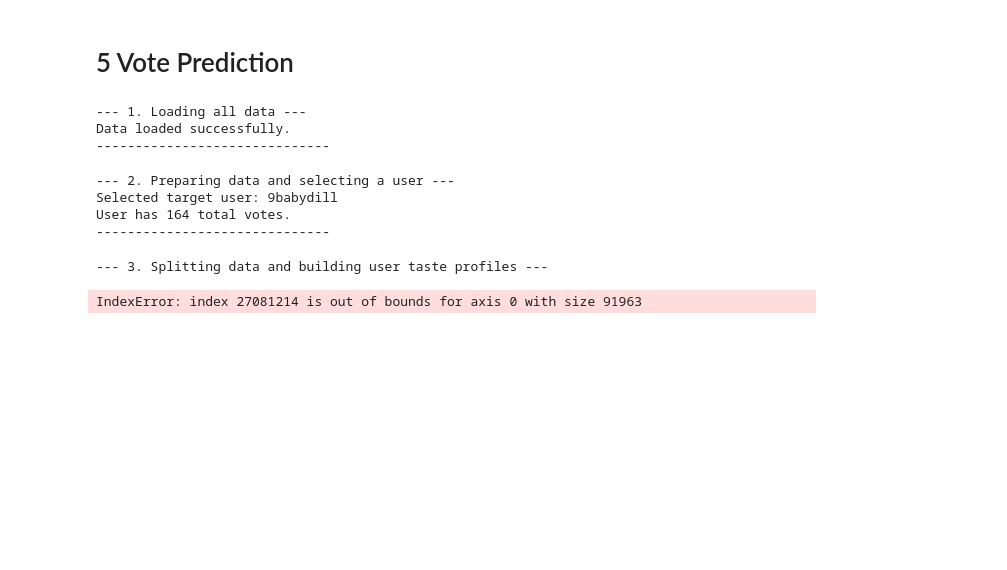
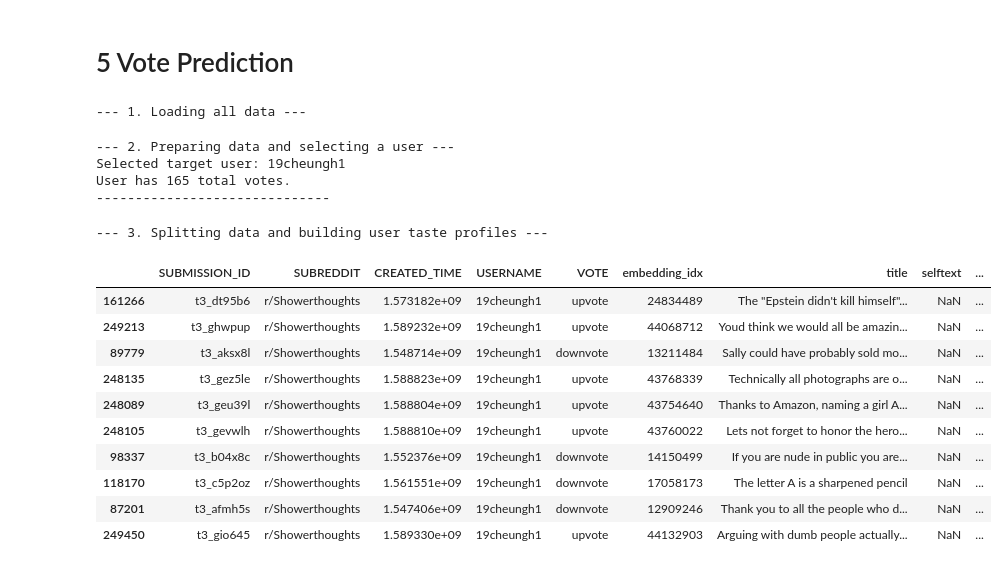
Before and after one commit to axyn45/comp9727-25t2, a Jupyter notebook: project/testfield/wk09.ipynb, the cells around one changed output. Saved outputs shown, nothing was run; the diff lists cells and outputs as text; code cells hidden in the pictures; blank space fills up the shorter version.

```diff
--- a/project/testfield/wk09.ipynb
+++ b/project/testfield/wk09.ipynb
@@ -606,26 +599,30 @@ try:
     # title_embeddings = embeddings_data['title_embed']
     # content_embeddings = embeddings_data['content_embed']
     # combined_llm_embeddings = (0.6 * title_embeddings) + (0.4 * content_embeddings)
-    combined_llm_embeddings = embeddings_data['combined_embed']
+    embeddings_text = embeddings_data['combined_embed']
+    embeddings_subid = embeddings_data['ids']
+
+    # embeddings=pd.DataFrame({'SUBMISSION_ID':subid_embeddings,'combined_embed':combined_llm_embeddings})
+    # combined_llm_embeddings[:10]
+    # embeddings.head(10)
+
 
 except FileNotFoundError:
     print("Error: 'post_embeddings.npz' not found. Please run the embedding generation script first.")
     # exit()
 
-# Load the posts and votes data
-try:
-    posts_df = pd.read_csv('reddit_showerthoughts.tsv', sep='\t', on_bad_lines='skip').dropna(subset=['title']).drop(columns=['index'])
-    votes_df = pd.read_csv('44_million_votes.txt', sep='\t')
-except FileNotFoundError:
-    print("Error: 'reddit_showerthoughts.tsv' or '44_million_vote.txt' not found.")
-    # exit()
+# # Load the posts and votes data
+# try:
+#     posts_df = pd.read_csv('reddit_showerthoughts.tsv', sep='\t', on_bad_lines='skip').dropna(subset=['title']).drop(columns=['index'])
+#     votes_df = pd.read_csv('44_million_votes.txt', sep='\t')
+# except FileNotFoundError:
+#     print("Error: 'reddit_showerthoughts.tsv' or '44_million_vote.txt' not found.")
+#     # exit()
 
-print("Data loaded successfully.")
-print("-" * 30)
+# print("Data loaded successfully.")
+# print("-" * 30)
 # %% [output]
 --- 1. Loading all data ---
-Data loaded successfully.
-------------------------------
 # %%
 # --- 2. Prepare Data and Select a User ---
 print("\n--- 2. Preparing data and selecting a user ---")
@@ -649,7 +646,7 @@ active_users = user_vote_counts[(user_vote_counts['upvote'] >= 40) & (user_vote_
 if active_users.empty:
     print("Could not find a user with at least 10 upvotes and 10 downvotes.")
     exit()
-target_user = active_users.index[5]
+target_user = active_users.index[2]
 user_history = merged_df[merged_df['USERNAME'] == target_user]
 
 print(f"Selected target user: {target_user}")
@@ -657,29 +654,47 @@ print(f"User has {len(user_history)} total votes.")
 print("-" * 30)
 # %% [output]
 --- 2. Preparing data and selecting a user ---
-Selected target user: 9babydill
-User has 164 total votes.
+Selected target user: 19cheungh1
+User has 165 total votes.
 ------------------------------
 # %%
 # --- 3. Split User History and Build User Profiles ---
 print("\n--- 3. Splitting data and building user taste profiles ---")
 # Split the user's history into a training set (to build profiles) and a test set (to evaluate)
 train_df, test_df = train_test_split(user_history, test_size=0.3, random_state=42, stratify=user_history['VOTE'])
-train_df
+train_df[:10]
 
 # Separate the user's training history into upvoted and downvoted posts
-upvoted_train_indices = train_df[train_df['VOTE'] == 'upvote']['submission_id'].tolist()
-downvoted_train_indices = train_df[train_df['VOTE'] == 'downvote']['submission_id'].tolist()
+upvoted_train_indices = train_df[train_df['VOTE'] == 'upvote']['SUBMISSION_ID'].tolist()
+downvoted_train_indices = train_df[train_df['VOTE'] == 'downvote']['SUBMISSION_ID'].tolist()
+# test_df
+upvoted_test_indices = test_df[test_df['VOTE'] == 'upvote']['SUBMISSION_ID'].tolist()
+downvoted_test_indices = test_df[test_df['VOTE'] == 'downvote']['SUBMISSION_ID'].tolist()
+# downvoted_train_indices
+
+embedings_upvoted_train_indices=[i for i,x in enumerate(embeddings_subid) if x in upvoted_train_indices]
+embedings_downvoted_train_indices=[i for i,x in enumerate(embeddings_subid) if x in downvoted_train_indices]
+
 
 # Create two taste profiles: one for what they like, one for what they dislike
-upvote_profile = combined_llm_embeddings[combined_llm_embeddings['submission_id'] in upvoted_train_indices].mean(axis=0).reshape(1, -1)
-downvote_profile = combined_llm_embeddings[downvoted_train_indices].mean(axis=0).reshape(1, -1)
+upvote_profile = embeddings_text[embedings_upvoted_train_indices].mean(axis=0).reshape(1, -1)
+downvote_profile = embeddings_text[embedings_downvoted_train_indices].mean(axis=0).reshape(1, -1)
 
 print("Successfully built 'upvote' and 'downvote' profiles for the user.")
 print("-" * 30)
 # %% [output]
 --- 3. Splitting data and building user taste profiles ---
-IndexError: index 27081214 is out of bounds for axis 0 with size 91963
+|  | SUBMISSION_ID | SUBREDDIT | CREATED_TIME | USERNAME | VOTE | embedding_idx | title | selftext | ... |
+| 161266 | t3_dt95b6 | r/Showerthoughts | 1.573182e+09 | 19cheungh1 | upvote | 24834489 | The "Epstein didn't kill himself"... | NaN | ... |
+| 249213 | t3_ghwpup | r/Showerthoughts | 1.589232e+09 | 19cheungh1 | upvote | 44068712 | Youd think we would all be amazin... | NaN | ... |
+| 89779 | t3_aksx8l | r/Showerthoughts | 1.548714e+09 | 19cheungh1 | downvote | 13211484 | Sally could have probably sold mo... | NaN | ... |
+| 248135 | t3_gez5le | r/Showerthoughts | 1.588823e+09 | 19cheungh1 | upvote | 43768339 | Technically all photographs are o... | NaN | ... |
+| 248089 | t3_geu39l | r/Showerthoughts | 1.588804e+09 | 19cheungh1 | upvote | 43754640 | Thanks to Amazon, naming a girl A... | NaN | ... |
+| 248105 | t3_gevwlh | r/Showerthoughts | 1.588810e+09 | 19cheungh1 | upvote | 43760022 | Lets not forget to honor the hero... | NaN | ... |
+| 98337 | t3_b04x8c | r/Showerthoughts | 1.552376e+09 | 19cheungh1 | downvote | 14150499 | If you are nude in public you are... | NaN | ... |
+| 118170 | t3_c5p2oz | r/Showerthoughts | 1.561551e+09 | 19cheungh1 | downvote | 17058173 | The letter A is a sharpened pencil | NaN | ... |
+| 87201 | t3_afmh5s | r/Showerthoughts | 1.547406e+09 | 19cheungh1 | downvote | 12909246 | Thank you to all the people who d... | NaN | ... |
+| 249450 | t3_gio645 | r/Showerthoughts | 1.589330e+09 | 19cheungh1 | upvote | 44132903 | Arguing with dumb people actually... | NaN | ... |
 # %%
 # --- 4. Create Feature Set for the Classifier ---
 print("\n--- 4. Creating features for the classifier ---")
```
Also changed, not shown: parts of 5 cells of this notebook.
